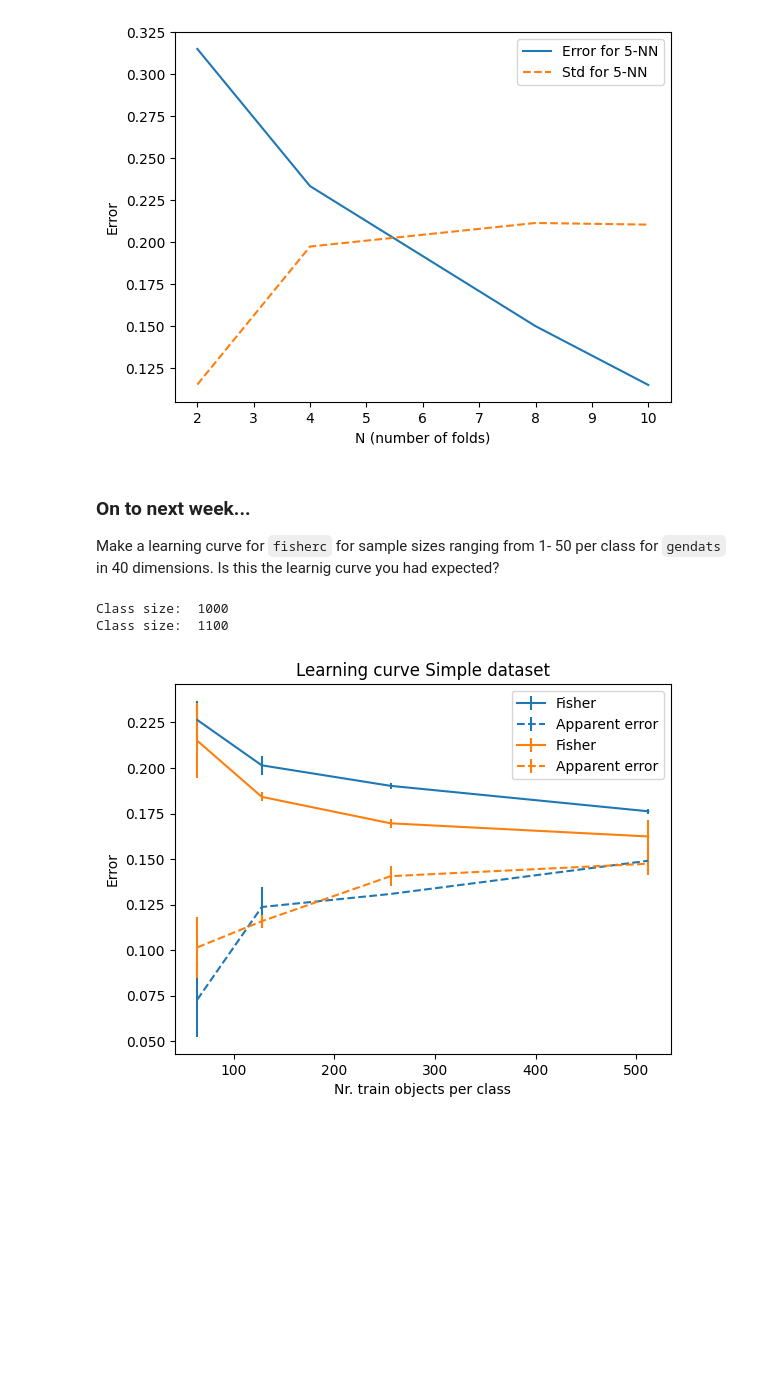
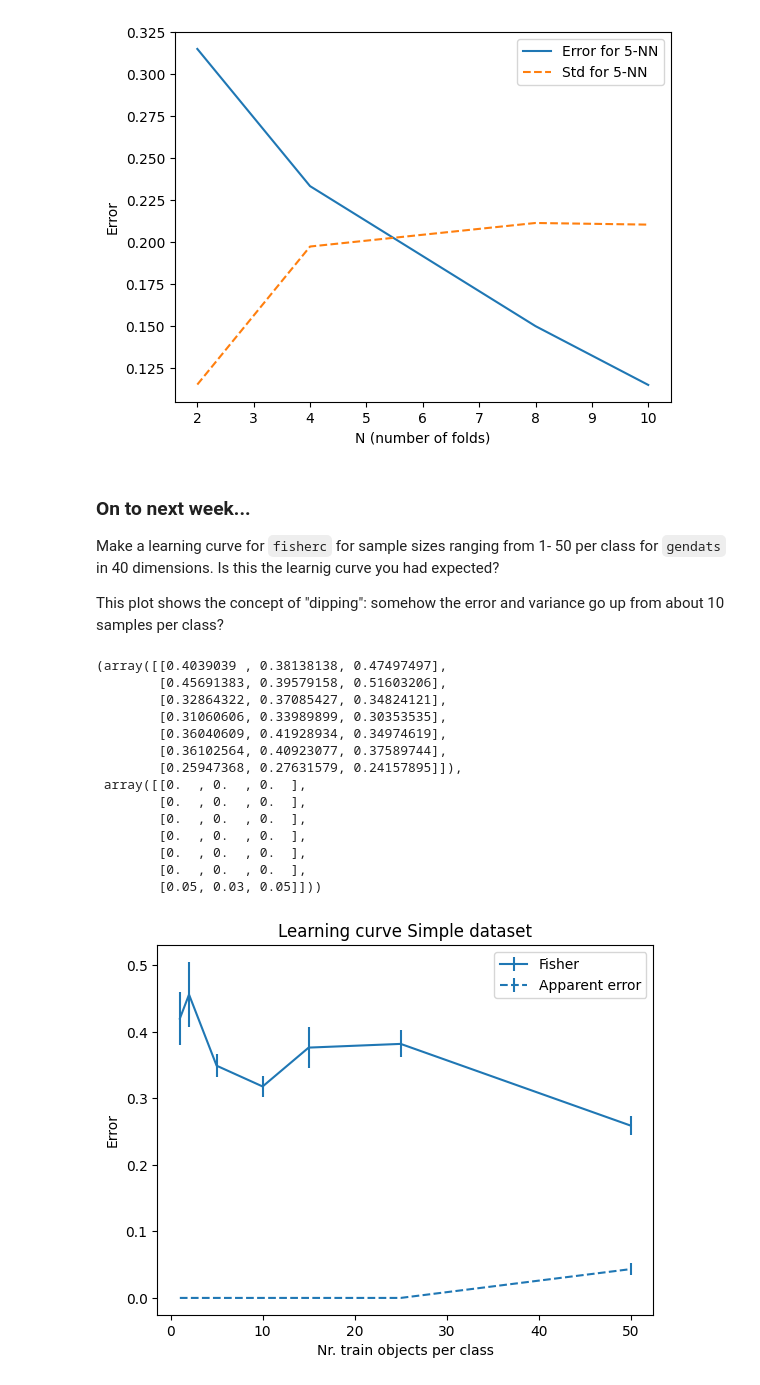
Before and after one commit to nadinekuo/MachineLearning1-Labs, a Jupyter notebook: 3-Losses-Regularization-Evaluation/evaluation.ipynb, the cells around one changed output. Drawn from its saved outputs; the diff is of its cells as text; code cells hidden in the pictures; blank space fills up the shorter version.

Commit message:
Learning curve for Fisher classifier

```diff
--- a/3-Losses-Regularization-Evaluation/evaluation.ipynb
+++ b/3-Losses-Regularization-Evaluation/evaluation.ipynb
@@ -285,15 +287,28 @@ Text(0, 0.5, 'Error')
 
 Make a learning curve for `fisherc` for sample sizes ranging from 1- 50 per class for `gendats` in 40 dimensions.
 Is this the learnig curve you had expected?
+
+This plot shows the concept of "dipping": somehow the error and variance go up from about 10 samples per class?
 # %%
-# class_sizes = [1, 2, 5, 10, 15, 25, 50]
-class_sizes = [1000, 1100]
+train_samples_per_class = [1, 2, 5, 10, 15, 25, 50]  # used as x-values for learning curve
 
-for i, s in enumerate(class_sizes):
-    train = pr.gendats([s, s], dim = 40)
-    pr.cleval(train, pr.fisherc(), [64, 128, 256, 512])
-    print('Class size: ', s)
+train = pr.gendats([1000, 1000], dim = 40)
+
+# E = cleval(A,U,TRAINSIZE,NRREPS)
+pr.cleval(train, pr.fisherc(), train_samples_per_class)
 # %% [output]
-Class size:  1000
-Class size:  1100
+(array([[0.4039039 , 0.38138138, 0.47497497],
+        [0.45691383, 0.39579158, 0.51603206],
+        [0.32864322, 0.37085427, 0.34824121],
+        [0.31060606, 0.33989899, 0.30353535],
+        [0.36040609, 0.41928934, 0.34974619],
+        [0.36102564, 0.40923077, 0.37589744],
+        [0.25947368, 0.27631579, 0.24157895]]),
+ array([[0.  , 0.  , 0.  ],
+        [0.  , 0.  , 0.  ],
+        [0.  , 0.  , 0.  ],
+        [0.  , 0.  , 0.  ],
+        [0.  , 0.  , 0.  ],
+        [0.  , 0.  , 0.  ],
+        [0.05, 0.03, 0.05]]))
-[figure, old version]
+[figure, new version]
```
Also changed, not shown: parts of 2 cells of this notebook.
